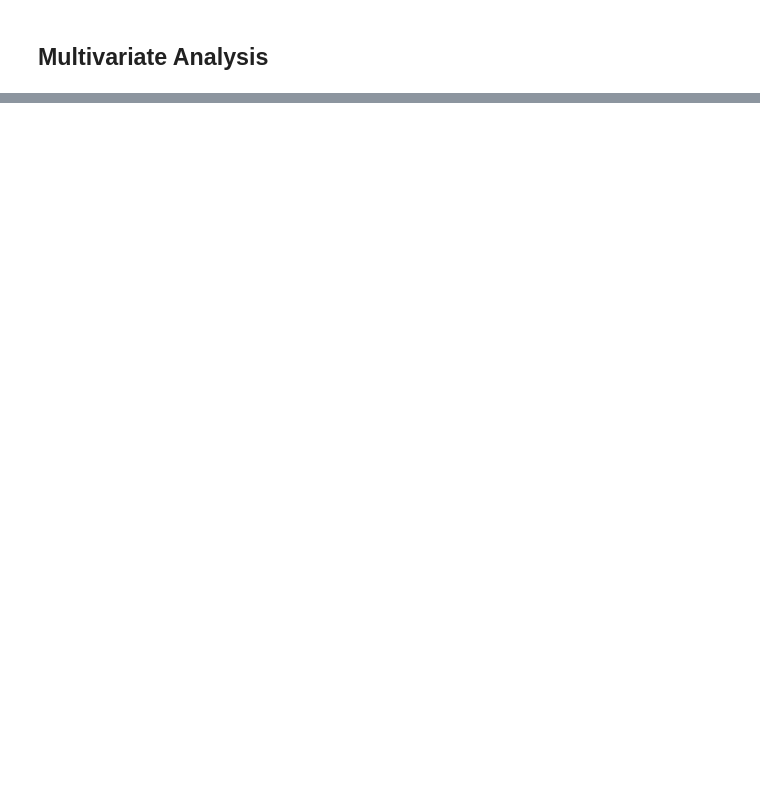
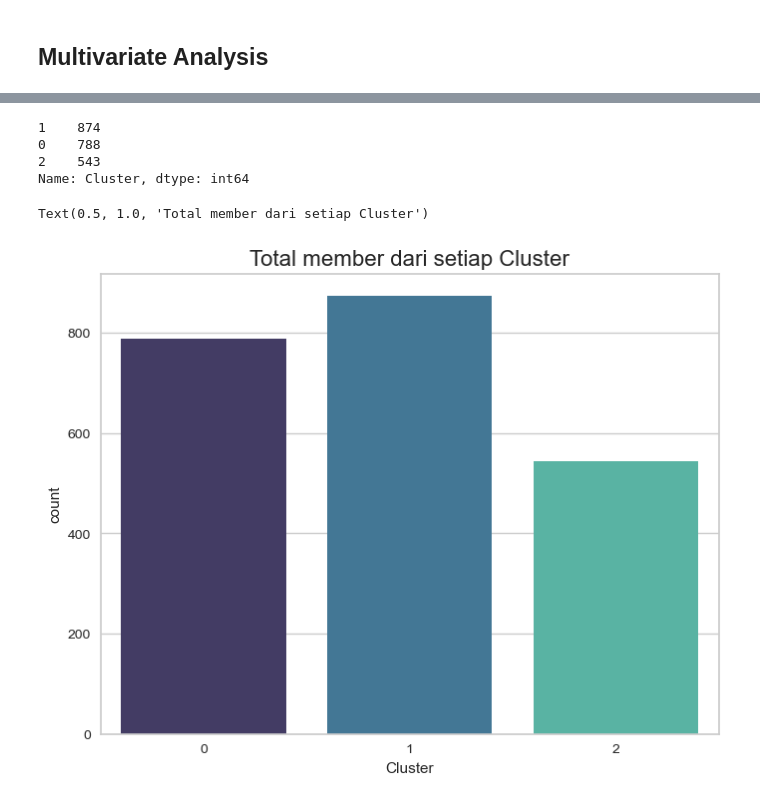
Before and after one commit to LimatanL/Predict-Customer-Personality-to-Boost-Marketing-Campaign-by-Using-Machine-Learning., a Jupyter notebook: dataset_cr.ipynb, the cells around one changed output, grey strips where cells are left out. Cells and saved outputs as stored; diff of their text form; code cells hidden in the pictures; blank space fills up the shorter version.

```diff
--- a/dataset_cr.ipynb
+++ b/dataset_cr.ipynb
@@ -352,0 +586,11 @@ sns.heatmap(df_eda.corr(), mask=mask, vmin=-1, vmax=1, annot=True, cmap='viridis
+# %%
+from sklearn.cluster import KMeans
+
+# fitting model
+kmeans = KMeans(n_clusters = 3, random_state = 0)
+kc = kmeans.fit(X.values)
+X['Cluster'] = kmeans.labels_
+df_cast['Cluster'] = kmeans.labels_
+
+# Menambah kolom cluster
+display(df_cast.groupby('Cluster')['total_purchases','Income'].agg(['count','mean']))
@@ -352,0 +606,12 @@ sns.heatmap(df_eda.corr(), mask=mask, vmin=-1, vmax=1, annot=True, cmap='viridis
+# %%
+print(df_cast['Cluster'].value_counts())
+plt.rcParams['figure.figsize'] = (8, 6)
+cntcluster=sns.countplot(x='Cluster', data=df_cast,palette='mako')
+cntcluster.set_title('Total member dari setiap Cluster',fontsize=16)
+# %% [output]
+1    874
+0    788
+2    543
+Name: Cluster, dtype: int64
+Text(0.5, 1.0, 'Total member dari setiap Cluster')
+[figure, added]
```
Also changed, not shown: parts of 37 cells of this notebook.
